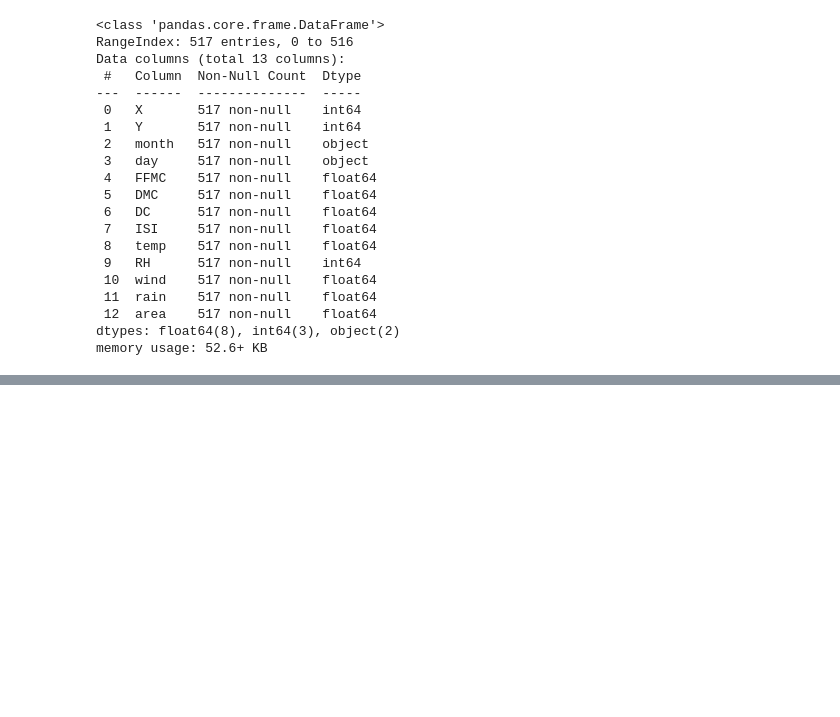
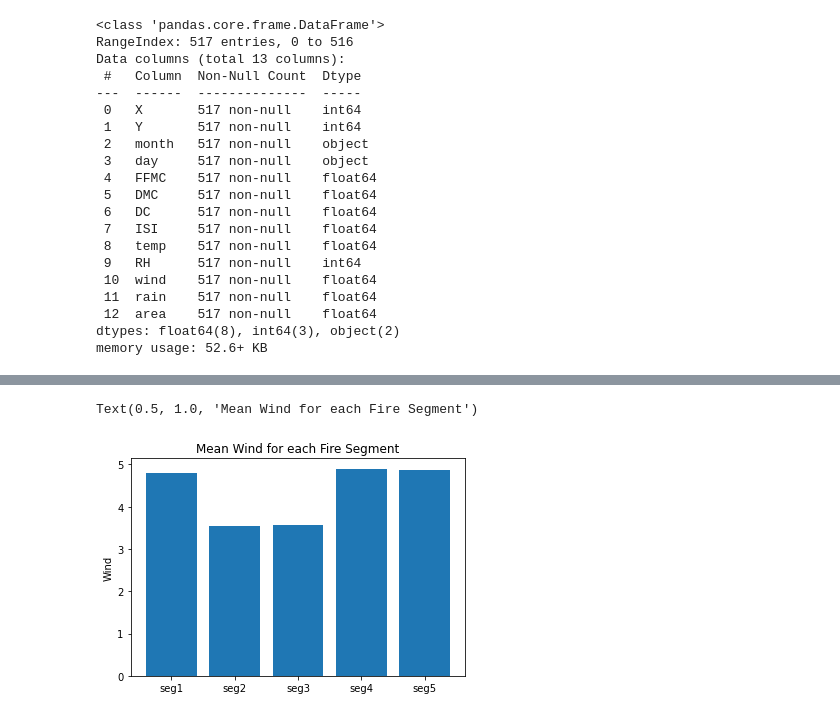
Before and after one commit to josephychin/forest-fires, a Jupyter notebook: Project_2_Part_4.ipynb, the cells around one changed output, grey strips where cells are left out. Cells and saved outputs as stored; diff of their text form; code cells hidden in the pictures; blank space fills up the shorter version.

```diff
--- a/Project_2_Part_4.ipynb
+++ b/Project_2_Part_4.ipynb
@@ -96,0 +139,7 @@ rf.score(X_test, y_test)
+# %%
+plt.bar(summary_df['Fire Segment'], summary_df['Wind Means'])
+plt.ylabel('Wind')
+plt.title('Mean Wind for each Fire Segment')
+# %% [output]
+Text(0.5, 1.0, 'Mean Wind for each Fire Segment')
+[figure, added]
```
Also changed, not shown: parts of 30 cells of this notebook.
